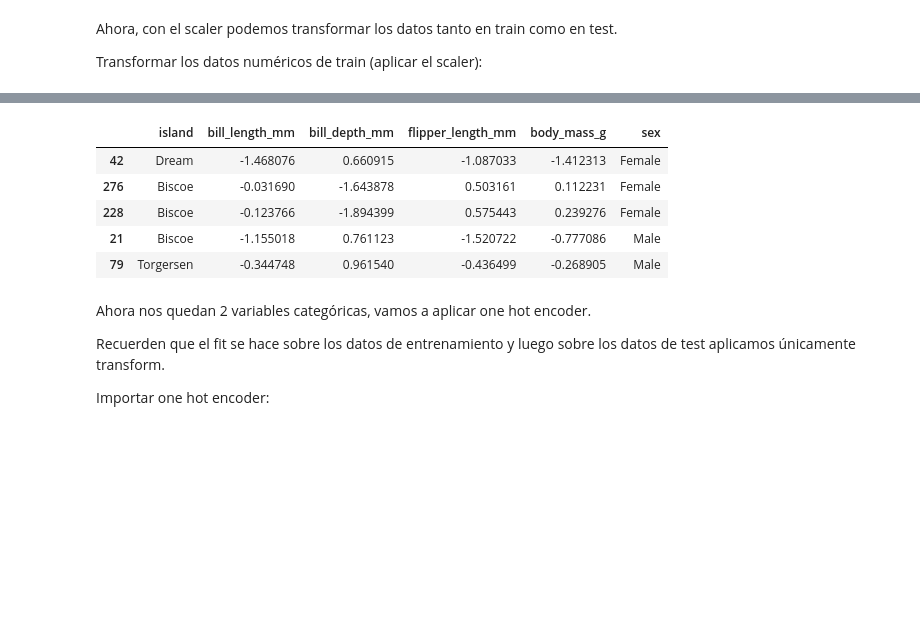
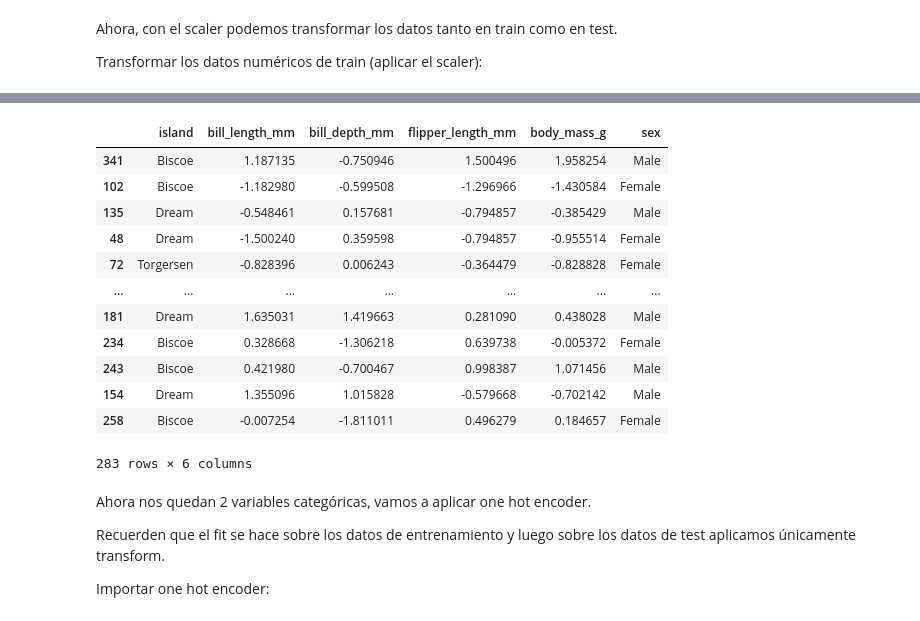
Before and after one commit to maurogimenez2/Comunidad_icaro, a Jupyter notebook: Clases/Clase 18 - KNN.ipynb, the cells around one changed output, grey strips where cells are left out. Cells and saved outputs as stored; diff of their text form; code cells hidden in the pictures; blank space fills up the shorter version.

```diff
--- a/Clases/Clase 18 - KNN.ipynb
+++ b/Clases/Clase 18 - KNN.ipynb
@@ -163,3 +189,5 @@ Crear una instancia de StandardScaler
+# %%
+scaler = StandardScaler()
 # %% [markdown]
 Como siempre en Sklearn, tenemos que hacer un fit con nuestros datos de entrenamiento a el objeto.
 
@@ -169,3 +195,5 @@ columnas_numericas = #COMPLETAR
+# %%
+columnas_numericas = ["bill_length_mm", "bill_depth_mm", "flipper_length_mm", "body_mass_g"]
 # %%
-scaler.fit(COMPLETAR)
+scaler.fit(X_train[columnas_numericas])
 # %% [output]
@@ -190,12 +205,21 @@ See the caveats in the documentation: https://pandas.pydata.org/pandas-docs/stab
+# %%
+X_train[columnas_numericas] = scaler.transform(X_train[columnas_numericas])
 # %%
-X_train.head()
+X_train
 # %% [output]
 |  | island | bill_length_mm | bill_depth_mm | flipper_length_mm | body_mass_g | sex |
-| 42 | Dream | -1.468076 | 0.660915 | -1.087033 | -1.412313 | Female |
-| 276 | Biscoe | -0.031690 | -1.643878 | 0.503161 | 0.112231 | Female |
-| 228 | Biscoe | -0.123766 | -1.894399 | 0.575443 | 0.239276 | Female |
-| 21 | Biscoe | -1.155018 | 0.761123 | -1.520722 | -0.777086 | Male |
-| 79 | Torgersen | -0.344748 | 0.961540 | -0.436499 | -0.268905 | Male |
+| 341 | Biscoe | 1.187135 | -0.750946 | 1.500496 | 1.958254 | Male |
+| 102 | Biscoe | -1.182980 | -0.599508 | -1.296966 | -1.430584 | Female |
+| 135 | Dream | -0.548461 | 0.157681 | -0.794857 | -0.385429 | Male |
+| 48 | Dream | -1.500240 | 0.359598 | -0.794857 | -0.955514 | Female |
+| 72 | Torgersen | -0.828396 | 0.006243 | -0.364479 | -0.828828 | Female |
+| ... | ... | ... | ... | ... | ... | ... |
+| 181 | Dream | 1.635031 | 1.419663 | 0.281090 | 0.438028 | Male |
+| 234 | Biscoe | 0.328668 | -1.306218 | 0.639738 | -0.005372 | Female |
+| 243 | Biscoe | 0.421980 | -0.700467 | 0.998387 | 1.071456 | Male |
+| 154 | Dream | 1.355096 | 1.015828 | -0.579668 | -0.702142 | Male |
+| 258 | Biscoe | -0.007254 | -1.811011 | 0.496279 | 0.184657 | Female |
+283 rows × 6 columns
 # %% [markdown]
 Ahora nos quedan 2 variables categóricas, vamos a aplicar one hot encoder.
 
```
Also changed, not shown: parts of 58 cells of this notebook, 28 other files.
